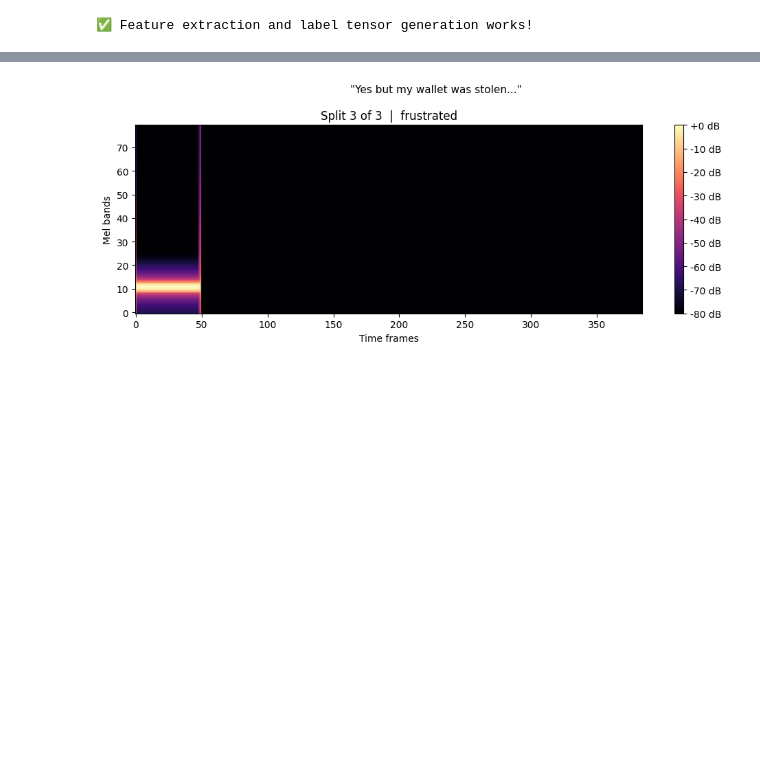
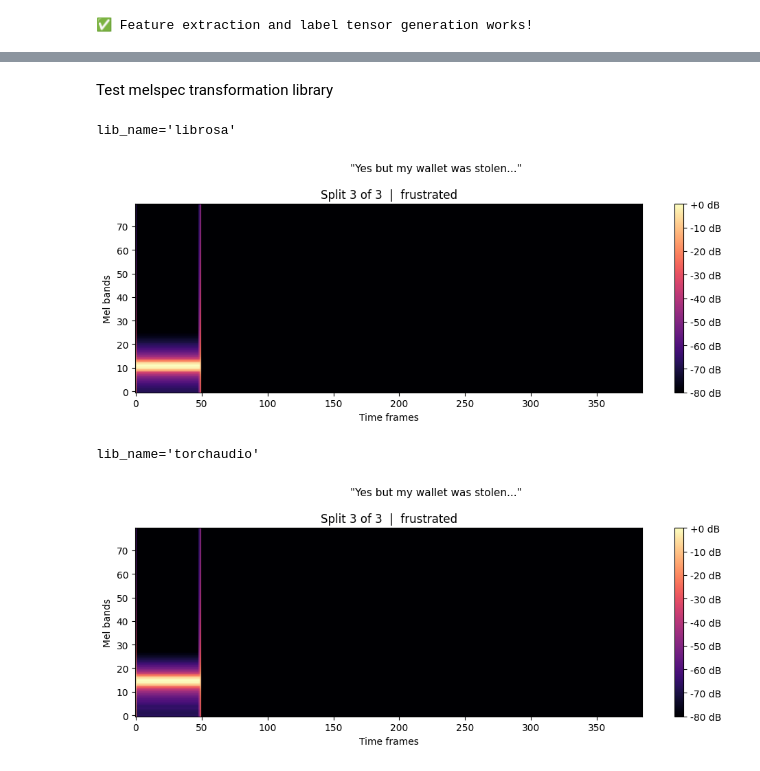
Before and after one commit to gofordiego/nbdev-upc-aidl-iemocap-datasets, a Jupyter notebook: nbs/00_core.ipynb, the cells around one changed output, grey strips where cells are left out. Saved outputs shown, nothing was run; the diff lists cells and outputs as text; code cells hidden in the pictures; blank space fills up the shorter version.

```diff
--- a/nbs/00_core.ipynb
+++ b/nbs/00_core.ipynb
@@ -402,7 +445,3 @@ print("✅ Feature extraction and label tensor generation works!")
 ds.play_item_audio(0)
 # %% [output]
 [interactive output not drawn]
-# %%
-ds.plot_melspectrogram(2)
-# %% [output]
-[figure, removed]
@@ -411,0 +448,30 @@ tmpdir.cleanup()
+# %% [markdown]
+Test melspec transformation library
+# %%
+test_melspec_lib_results = {
+    "librosa": None,
+    "torchaudio": None,
+}
+
+test_idx = 2
+for lib_name, _ in test_melspec_lib_results.items():
+    print(f"{lib_name=}")
+    ds.melspec_lib = lib_name
+    features, labels = ds[test_idx]
+    test_melspec_lib_results[lib_name] = (features, labels)
+    ds.plot_melspectrogram(test_idx)
+    assert features.max() == 0
+    assert features.min() == -80
+
+# Check features results
+assert test_melspec_lib_results["librosa"][0].shape == test_melspec_lib_results["torchaudio"][0].shape
+assert test_melspec_lib_results["librosa"][1].shape == test_melspec_lib_results["torchaudio"][1].shape
+assert not torch.equal(test_melspec_lib_results["librosa"][0], test_melspec_lib_results["torchaudio"][0])
+
+# Check target results
+assert torch.equal(test_melspec_lib_results["librosa"][1], test_melspec_lib_results["torchaudio"][1])
+# %% [output]
+lib_name='librosa'
+[figure, added]
+lib_name='torchaudio'
+[figure, added]
```
Also changed, not shown: parts of 5 cells of this notebook, 6 other files.
